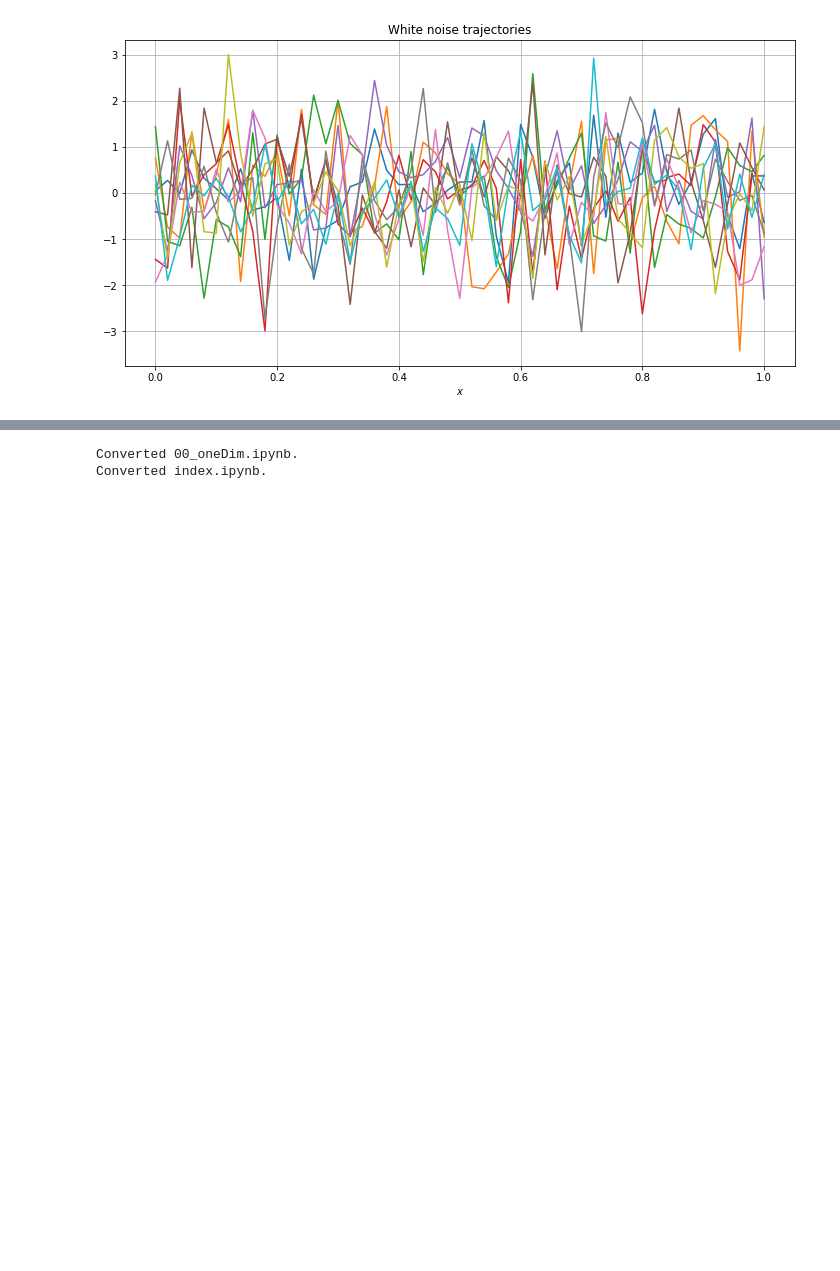
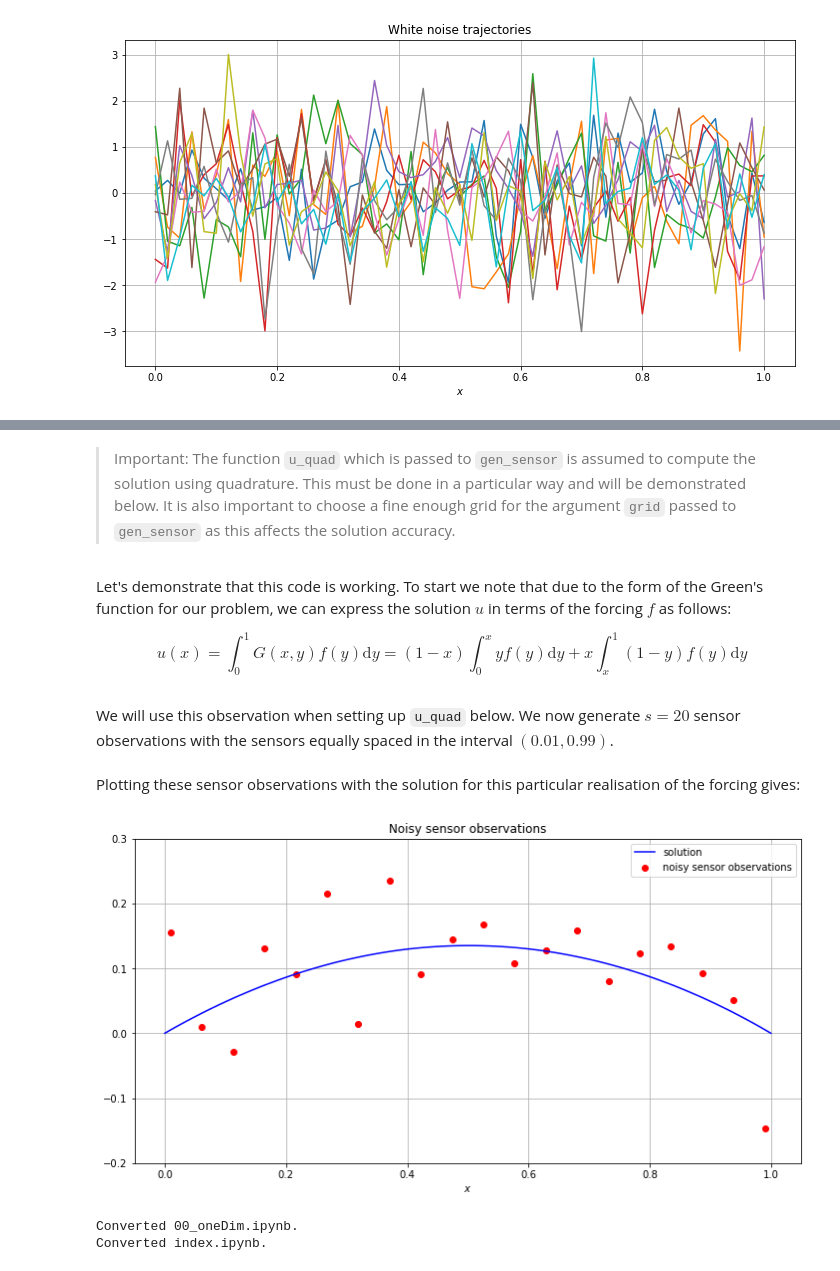
Before and after one commit to YanniPapandreou/statFEM, a Jupyter notebook: 00_oneDim.ipynb, the cells around one changed output, grey strips where cells are left out. Drawn from its saved outputs; the diff is of its cells as text; code cells hidden in the pictures; blank space fills up the shorter version.

Commit message:
added gen_sensor function with demo

```diff
--- a/00_oneDim.ipynb
+++ b/00_oneDim.ipynb
@@ -590,3 +635,60 @@ plt.show()
+# %% [markdown]
+> Important: The function `u_quad` which is passed to `gen_sensor` is assumed to compute the solution using quadrature. This must be done in a particular way and will be demonstrated below. It is also important to choose a fine enough grid for the argument `grid` passed to `gen_sensor` as this affects the solution accuracy.
+# %% [markdown]
+Let's demonstrate that this code is working. To start we note that due to the form of the Green's function for our problem, we can express the solution $u$ in terms of the forcing $f$ as follows:
+
+$$u(x)=\int_{0}^{1}G(x,y)f(y)\mathrm{d}y=(1-x)\int_{0}^{x}yf(y)\mathrm{d}y+x\int_{x}^{1}(1-y)f(y)\mathrm{d}y$$
+# %% [markdown]
+We will use this observation when setting up `u_quad` below. We now generate $s=20$ sensor observations with the sensors equally spaced in the interval $(0.01,0.99)$.
+# %%
+# set up mean and kernel functions for the forcing f
+l_f = 0.4
+σ_f = 0.1
+
+def m_f(x):
+    return 1.0
+
+def k_f(x):
+    return (σ_f**2)*np.exp(-(x**2)/(2*(l_f**2)))
+
+# set up sensor grid and sensor noise level
+s = 20
+Y = np.linspace(0.01,0.99,s)
+ϵ = 0.1
+
+# set up grid to simulate f on
+N = 40
+grid = np.linspace(0,1,N+1)
+
+# set up u_quad
+def u_quad(x,f,maxiter=50):
+    I_1 = integrate.quadrature(lambda w: w*f(w), 0.0, x,maxiter=maxiter)[0]
+    I_2 = integrate.quadrature(lambda w: (1-w)*f(w),x, 1.0,maxiter=maxiter)[0]
+    return (1-x)*I_1 + x*I_2
+
+# generate the sensor observations
+np.random.seed(534)
+v,f_sim = gen_sensor(ϵ,m_f,k_f,Y,u_quad,grid,maxiter=200,require_f=True)
+# %% [markdown]
+Plotting these sensor observations with the solution for this particular realisation of the forcing gives:
+# %%
+#hide_input
+# plot the sensor readings as well as the true mean
+x_range = np.linspace(0,1,100)
+f = interp1d(grid,f_sim.flatten(),kind='cubic')
+def u(x):
+    return u_quad(x,f,maxiter=200)
+res = np.array([u(x) for x in x_range])
+plt.scatter(Y,v,c='r',label='noisy sensor observations')
+plt.plot(x_range,res,c='b',label='solution')
+plt.xlabel(r'$x$')
+plt.ylim(-0.2,0.3)
+plt.title('Noisy sensor observations')
+plt.legend()
+plt.grid()
+plt.show()
+# %% [output]
+[figure, added]
 # %%
 #hide
 from nbdev.export import notebook2script; notebook2script()
```
Also changed, not shown: parts of 4 cells of this notebook, 3 other files.
